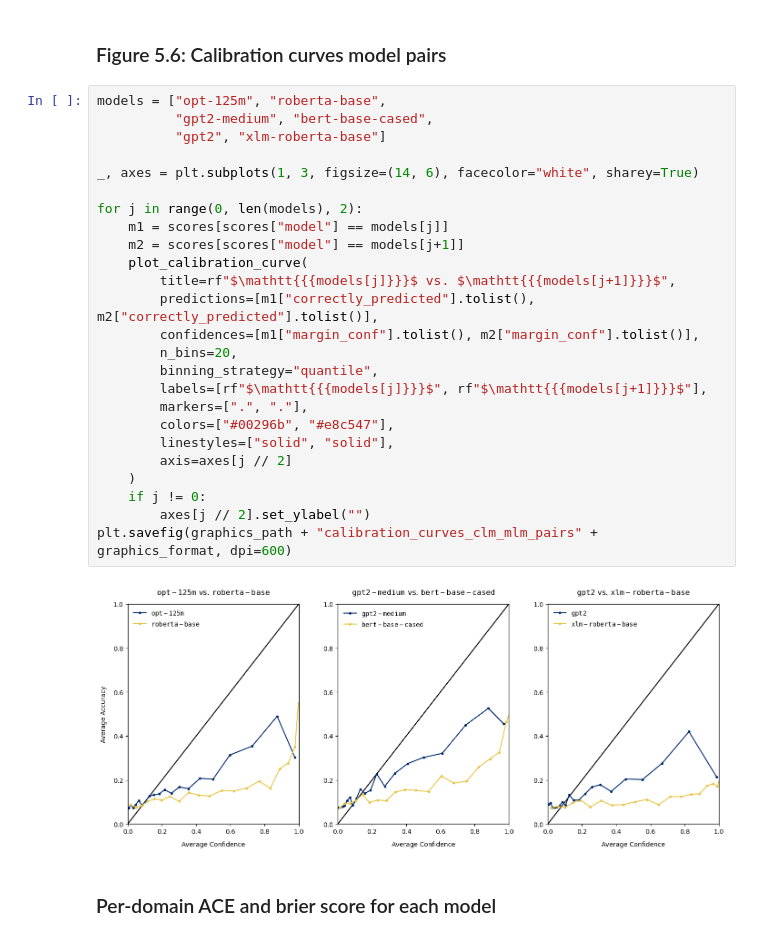
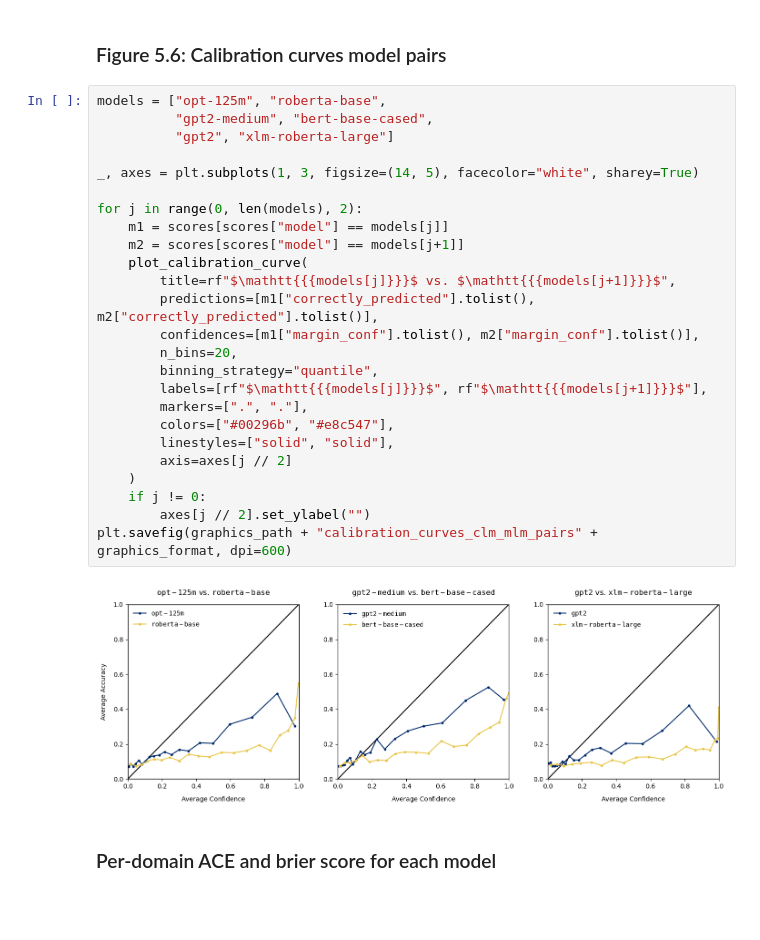
Before and after one commit to diamir707/LMsCONFonBEAR, a Jupyter notebook: results/e3clm_mlm_comparison.ipynb, the cells around one changed output. Cells and saved outputs as stored; diff of their text form; blank space fills up the shorter version.

Commit message:
Use xlm-robert-large as counterpart and decrease plot height.

```diff
--- a/results/e3clm_mlm_comparison.ipynb
+++ b/results/e3clm_mlm_comparison.ipynb
@@ -20,30 +20,30 @@ scores = pd.read_json(
 # %%
 models = ["opt-125m", "roberta-base",
           "gpt2-medium", "bert-base-cased",
-          "gpt2", "xlm-roberta-base"]
+          "gpt2", "xlm-roberta-large"]
 
-_, axes = plt.subplots(1, 3, figsize=(14, 6), facecolor="white", sharey=True)
+_, axes = plt.subplots(1, 3, figsize=(14, 5), facecolor="white", sharey=True)
 
 for j in range(0, len(models), 2):
     m1 = scores[scores["model"] == models[j]]
     m2 = scores[scores["model"] == models[j+1]]
     plot_calibration_curve(
         title=rf"$\mathtt{{{models[j]}}}$ vs. $\mathtt{{{models[j+1]}}}$",
         predictions=[m1["correctly_predicted"].tolist(), m2["correctly_predicted"].tolist()],
         confidences=[m1["margin_conf"].tolist(), m2["margin_conf"].tolist()],
         n_bins=20,
         binning_strategy="quantile",
         labels=[rf"$\mathtt{{{models[j]}}}$", rf"$\mathtt{{{models[j+1]}}}$"],
         markers=[".", "."],
         colors=["#00296b", "#e8c547"],
         linestyles=["solid", "solid"],
         axis=axes[j // 2]
     )
     if j != 0:
         axes[j // 2].set_ylabel("")
 plt.savefig(graphics_path + "calibration_curves_clm_mlm_pairs" + graphics_format, dpi=600)
 # %% [output]
-[figure, old version]
+[figure, new version]
 # %% [markdown]
 ### Per-domain ACE and brier score for each model
 # %%
```
Also changed, not shown: parts of 1 cell of this notebook.
